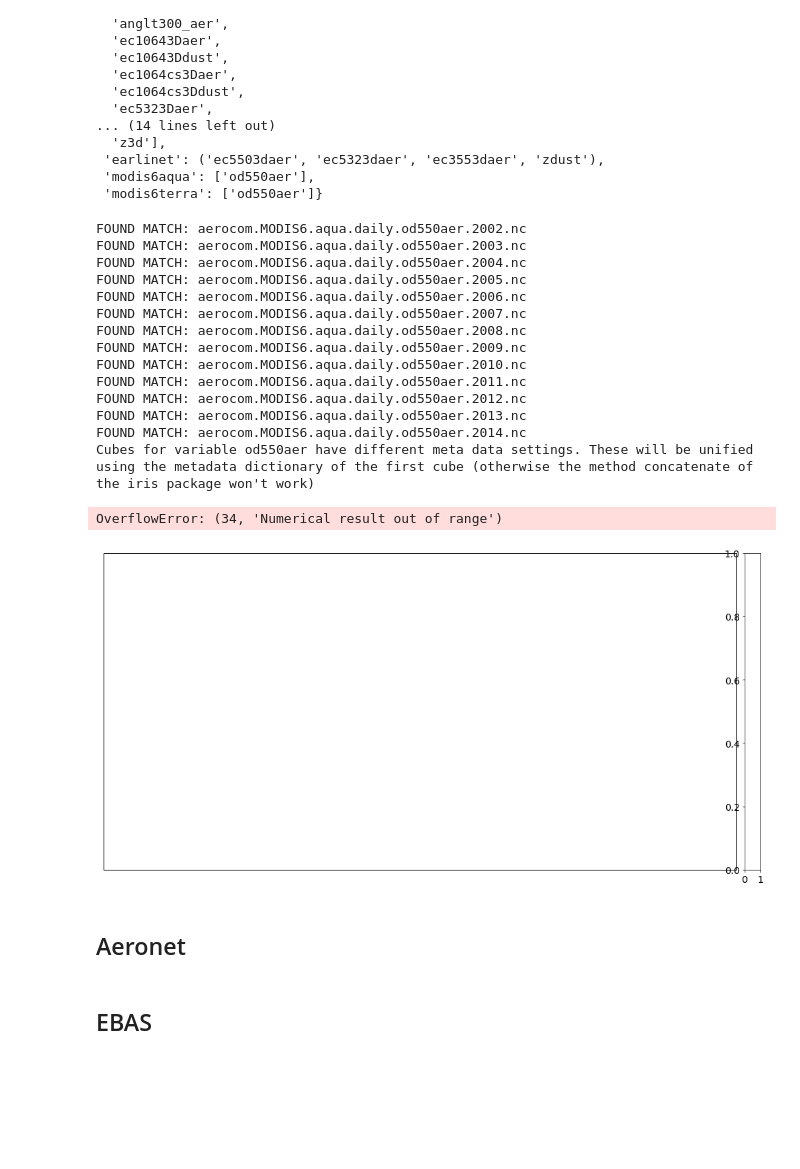
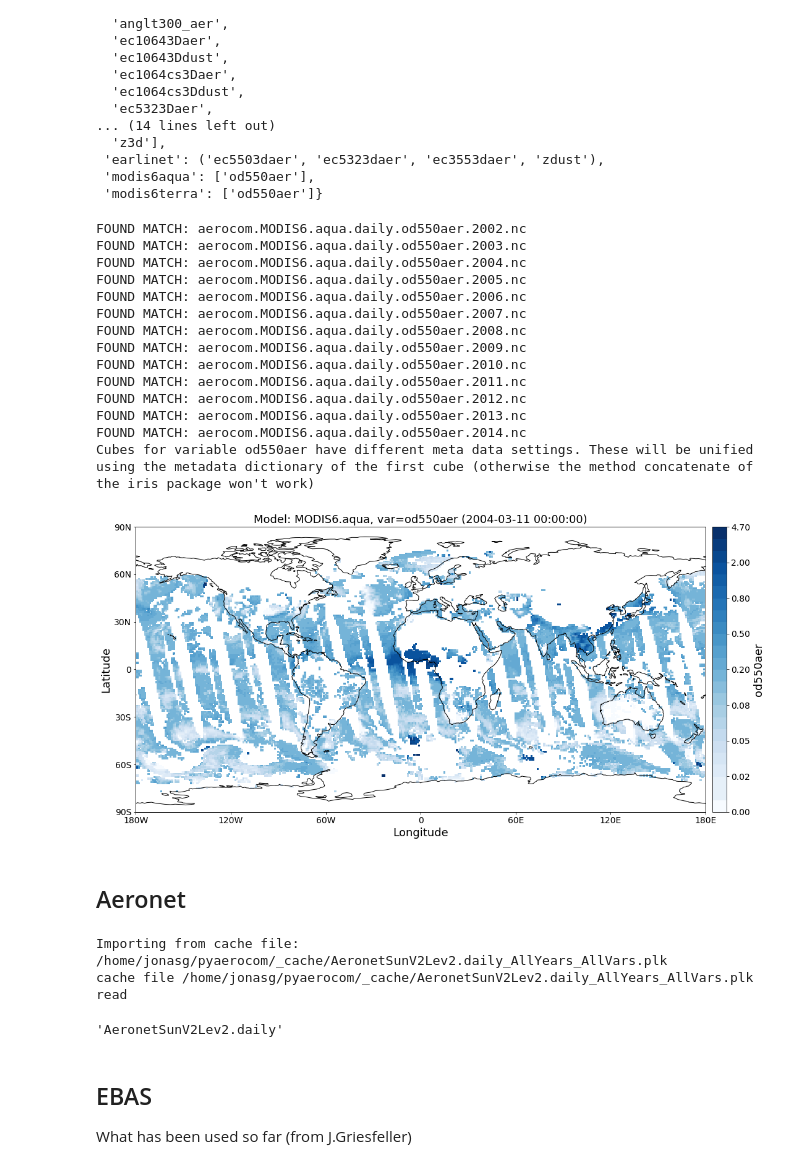
Before and after one commit to metno/pyaerocom, a Jupyter notebook: notebooks/dev99_obsproducts_overview.ipynb, the cells around one changed output. Saved outputs shown, nothing was run; the diff lists cells and outputs as text; code cells hidden in the pictures; blank space fills up the shorter version.

```diff
--- a/notebooks/dev99_obsproducts_overview.ipynb
+++ b/notebooks/dev99_obsproducts_overview.ipynb
@@ -146,25 +136,36 @@ Found directory /lustre/storeA/project/aerocom/aerocom-users-database/SATELLITE-
  'modis6terra': ['od550aer']}
 # %%
 data = read.read_var("od550aer")
-data.quickplot_map()
+fig = data.quickplot_map(800)
 # %% [output]
 FOUND MATCH: aerocom.MODIS6.aqua.daily.od550aer.2002.nc
 FOUND MATCH: aerocom.MODIS6.aqua.daily.od550aer.2003.nc
 FOUND MATCH: aerocom.MODIS6.aqua.daily.od550aer.2004.nc
 FOUND MATCH: aerocom.MODIS6.aqua.daily.od550aer.2005.nc
 FOUND MATCH: aerocom.MODIS6.aqua.daily.od550aer.2006.nc
 FOUND MATCH: aerocom.MODIS6.aqua.daily.od550aer.2007.nc
 FOUND MATCH: aerocom.MODIS6.aqua.daily.od550aer.2008.nc
 FOUND MATCH: aerocom.MODIS6.aqua.daily.od550aer.2009.nc
 FOUND MATCH: aerocom.MODIS6.aqua.daily.od550aer.2010.nc
 FOUND MATCH: aerocom.MODIS6.aqua.daily.od550aer.2011.nc
 FOUND MATCH: aerocom.MODIS6.aqua.daily.od550aer.2012.nc
 FOUND MATCH: aerocom.MODIS6.aqua.daily.od550aer.2013.nc
 FOUND MATCH: aerocom.MODIS6.aqua.daily.od550aer.2014.nc
 Cubes for variable od550aer have different meta data settings. These will be unified using the metadata dictionary of the first cube (otherwise the method concatenate of the iris package won't work)
-OverflowError: (34, 'Numerical result out of range')
-[figure, old version]
+[figure, new version]
 # %% [markdown]
 ## Aeronet
-# %% [markdown]
-## EBAS
+# %%
+obs_data = pya.io.ReadUngridded(pya.const.AERONET_SUN_V2L2_AOD_DAILY_NAME, verbose=True)
+obs_data.read()
+# %% [output]
+Importing from cache file: /home/jonasg/pyaerocom/_cache/AeronetSunV2Lev2.daily_AllYears_AllVars.plk
+cache file /home/jonasg/pyaerocom/_cache/AeronetSunV2Lev2.daily_AllYears_AllVars.plk read
+# %%
+obs_data.data_sets_to_read[0]
+# %% [output]
+'AeronetSunV2Lev2.daily'
+# %% [markdown]
+## EBAS
+
+What has been used so far (from J.Griesfeller)
```
Also changed, not shown: parts of 4 cells of this notebook, 56 other files.
